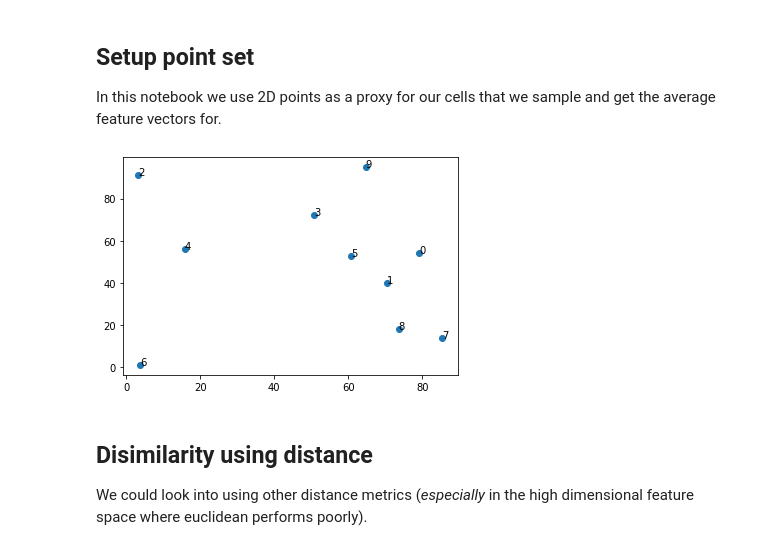
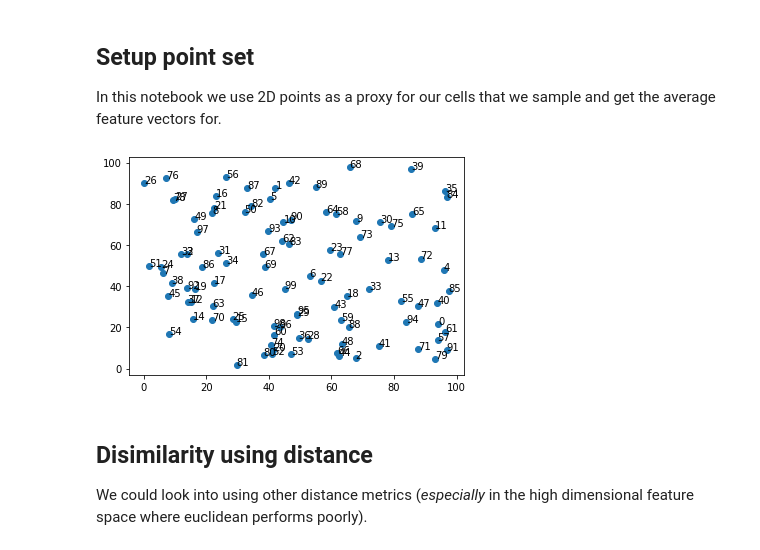
Before and after one commit to LucHayward/Pointnet_Pointnet2_pytorch, a Jupyter notebook: Diversity_experiments.ipynb, the cells around one changed output. Cells and saved outputs as stored; diff of their text form; code cells hidden in the pictures.

```diff
--- a/Diversity_experiments.ipynb
+++ b/Diversity_experiments.ipynb
@@ -6,15 +6,15 @@ import matplotlib.pyplot as plt
 ## Setup point set
 In this notebook we use 2D points as a proxy for our cells that we sample and get the average feature vectors for.
 # %%
-npoints = 10
+npoints = 100
 points = np.round(np.random.random((npoints,2))*100, 2)
 distances = distance.pdist(points, 'sqeuclidean').round(2)
 sq_matrix_distances = distance.squareform(distances)
 plt.scatter(points[:,0], points[:,1])
 for i, label in enumerate(points):
     plt.annotate(i, label)
 # %% [output]
-[figure, old version]
+[figure, new version]
 # %% [markdown]
 ## Disimilarity using distance
 We could look into using other distance metrics (*especially* in the high dimensional feature space where euclidean performs poorly).
```
Also changed, not shown: parts of 10 cells of this notebook, 3 other files.
